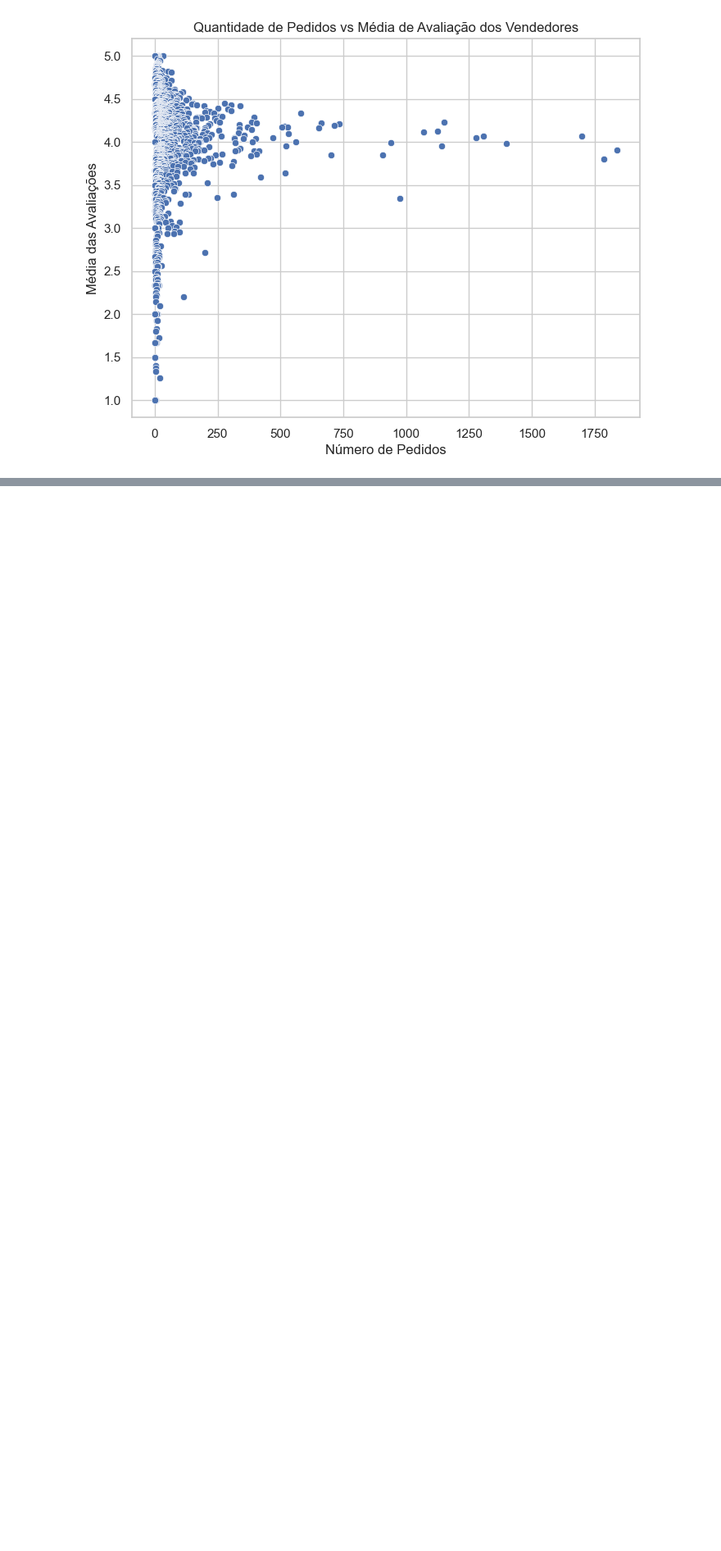
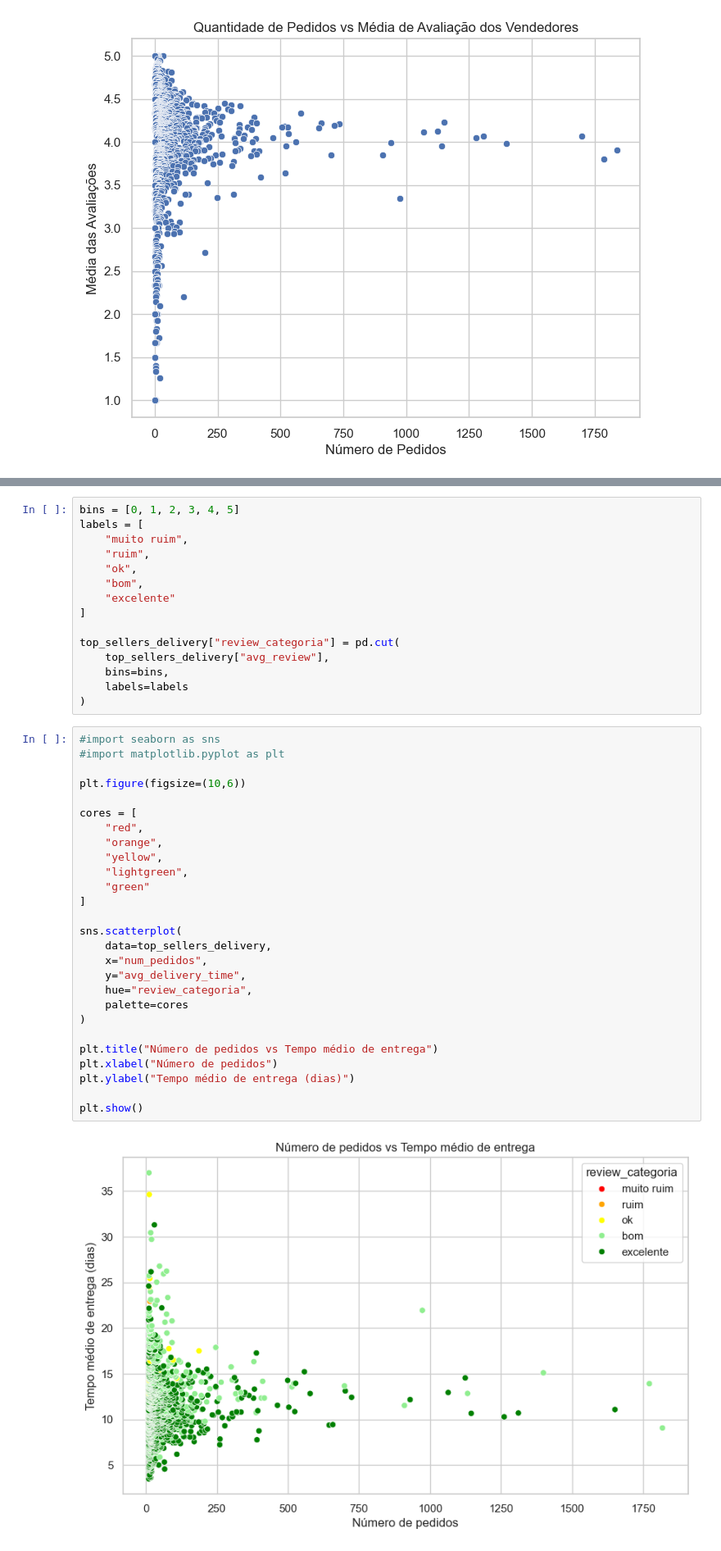
Before and after one commit to rodrigoscalioni/pos-analytics, a Jupyter notebook: notebooks/exploracao_dados.ipynb, the cells around one changed output, grey strips where cells are left out. Shown at 82% size. Cells and saved outputs as stored; diff of their text form; blank space fills up the shorter version.

Commit message:
Adição de tempo médio de entrega

```diff
--- a/notebooks/exploracao_dados.ipynb
+++ b/notebooks/exploracao_dados.ipynb
@@ -103,0 +139,44 @@ plt.show()
+# %%
+bins = [0, 1, 2, 3, 4, 5]
+labels = [
+    "muito ruim",
+    "ruim",
+    "ok",
+    "bom",
+    "excelente"
+]
+
+top_sellers_delivery["review_categoria"] = pd.cut(
+    top_sellers_delivery["avg_review"],
+    bins=bins,
+    labels=labels
+)
+# %%
+#import seaborn as sns
+#import matplotlib.pyplot as plt
+
+plt.figure(figsize=(10,6))
+
+cores = [
+    "red",
+    "orange",
+    "yellow",
+    "lightgreen",
+    "green"
+]
+
+sns.scatterplot(
+    data=top_sellers_delivery,
+    x="num_pedidos",
+    y="avg_delivery_time",
+    hue="review_categoria",
+    palette=cores
+)
+
+plt.title("Número de pedidos vs Tempo médio de entrega")
+plt.xlabel("Número de pedidos")
+plt.ylabel("Tempo médio de entrega (dias)")
+
+plt.show()
+# %% [output]
+[figure, added]
```
Also changed, not shown: parts of 5 cells of this notebook.
